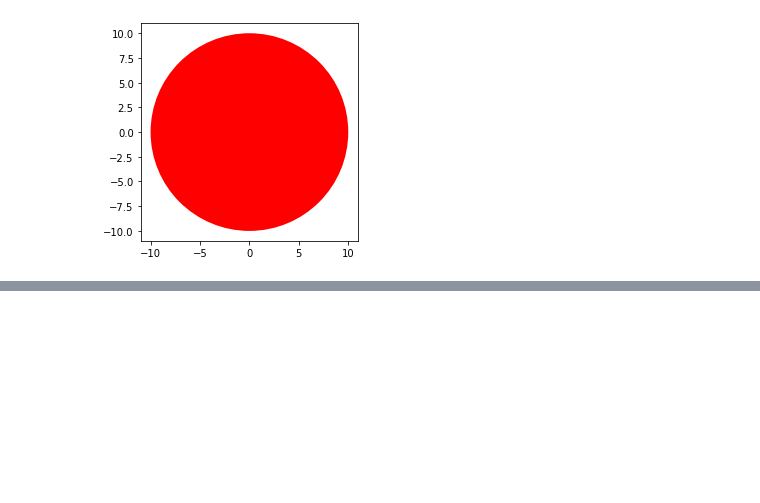
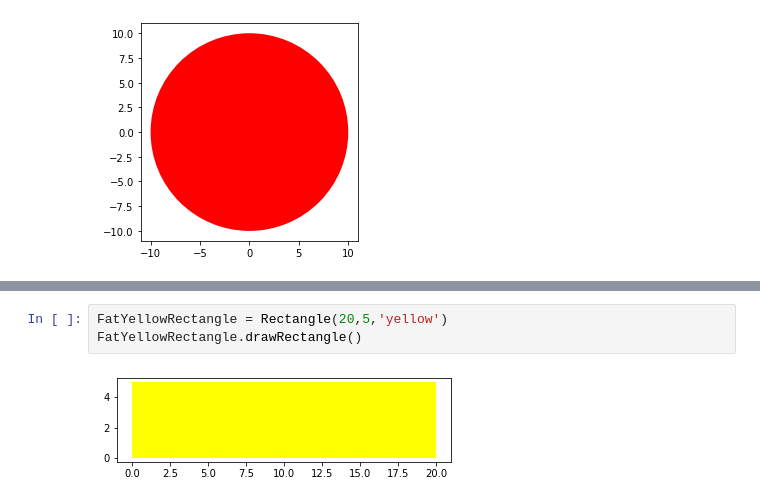
Before and after one commit to PosgradoMNA/actividades-de-aprendizaje-AngeHdz, a Jupyter notebook: Create_Actividad_de_semana1_2_PythonforDataScience(IBM).ipynb, the cells around one changed output, grey strips where cells are left out. Cells and saved outputs as stored; diff of their text form; blank space fills up the shorter version.

```diff
--- a/Create_Actividad_de_semana1_2_PythonforDataScience(IBM).ipynb
+++ b/Create_Actividad_de_semana1_2_PythonforDataScience(IBM).ipynb
@@ -719,0 +754,5 @@ redCircle.drawCircle()
+# %%
+FatYellowRectangle = Rectangle(20,5,'yellow')
+FatYellowRectangle.drawRectangle()
+# %% [output]
+[figure, added]
```
Also changed, not shown: parts of 7 cells of this notebook.
